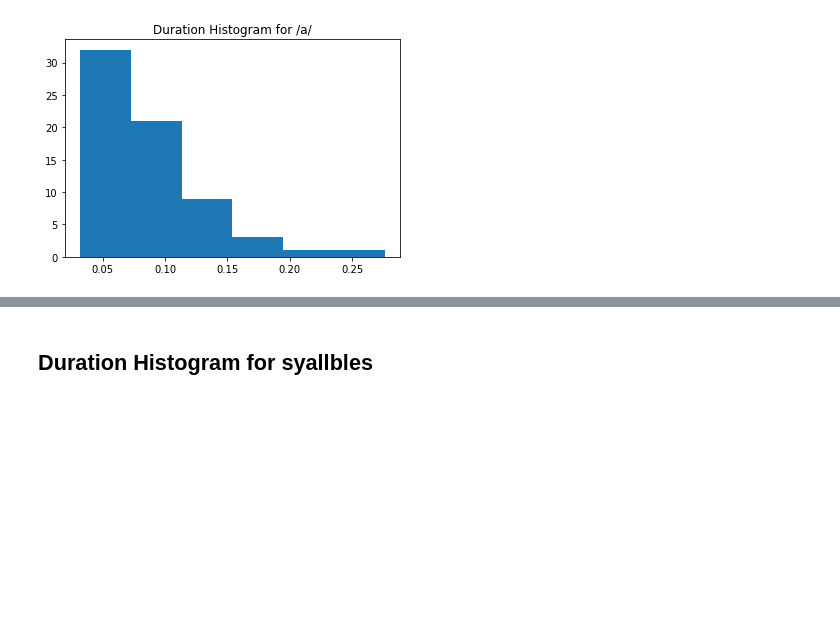
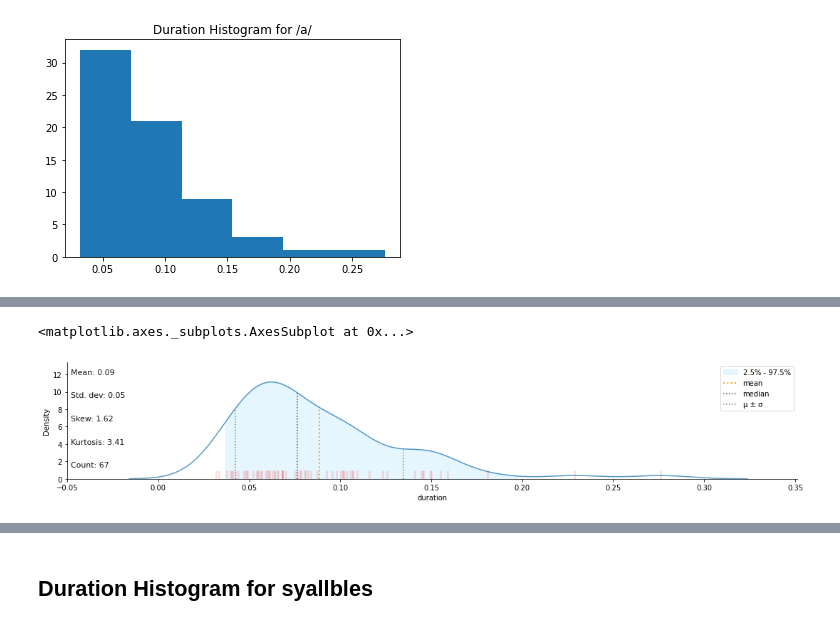
Before and after one commit to Curioussoul119/EDA, a Jupyter notebook: John_Assignment_cs6300.ipynb, the cells around one changed output, grey strips where cells are left out. Cells and saved outputs as stored; diff of their text form; code cells hidden in the pictures; blank space fills up the shorter version.

```diff
--- a/John_Assignment_cs6300.ipynb
+++ b/John_Assignment_cs6300.ipynb
@@ -230,3 +250,9 @@ Text(0.5, 1.0, 'Duration Histogram for /a/')
+# %%
+import klib
+klib.dist_plot(vowel_a['duration'])
+# %% [output]
+<matplotlib.axes._subplots.AxesSubplot at 0x...>
+[figure, added]
 # %%
 vowel_e = voweldf[voweldf['vowels']=='/e/']
 plt.hist(vowel_e['duration'], bins=6)
```
Also changed, not shown: parts of 41 cells of this notebook.
